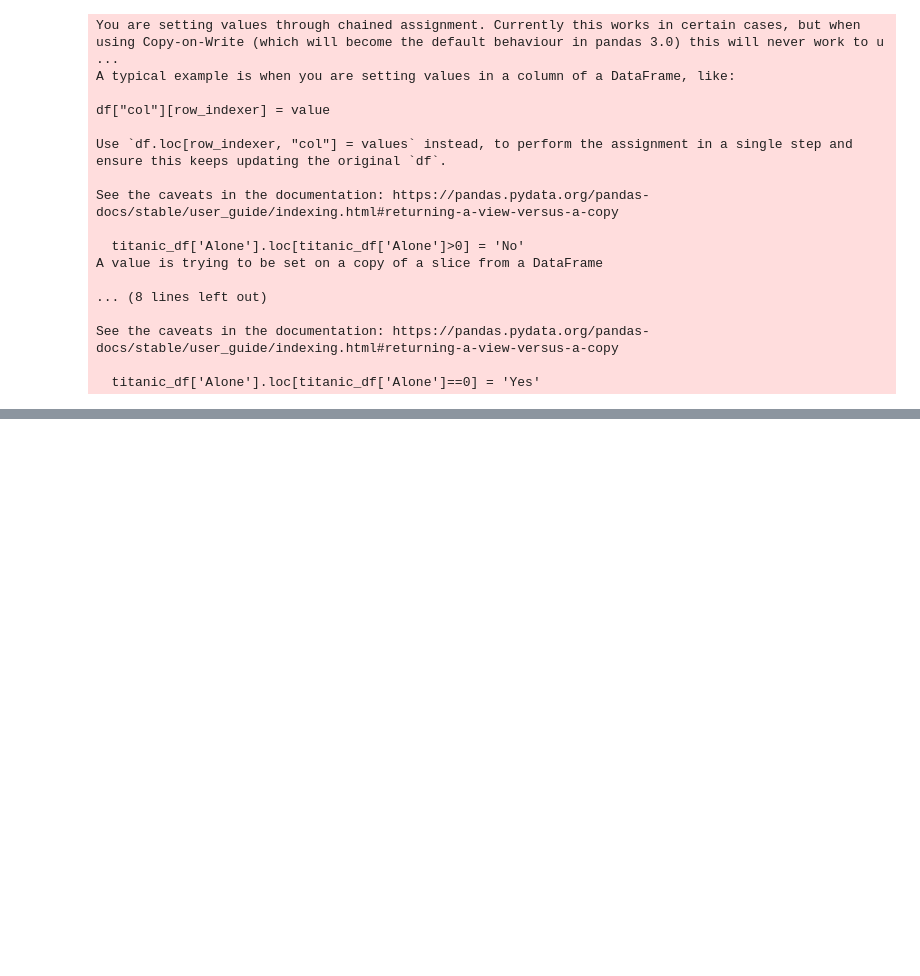
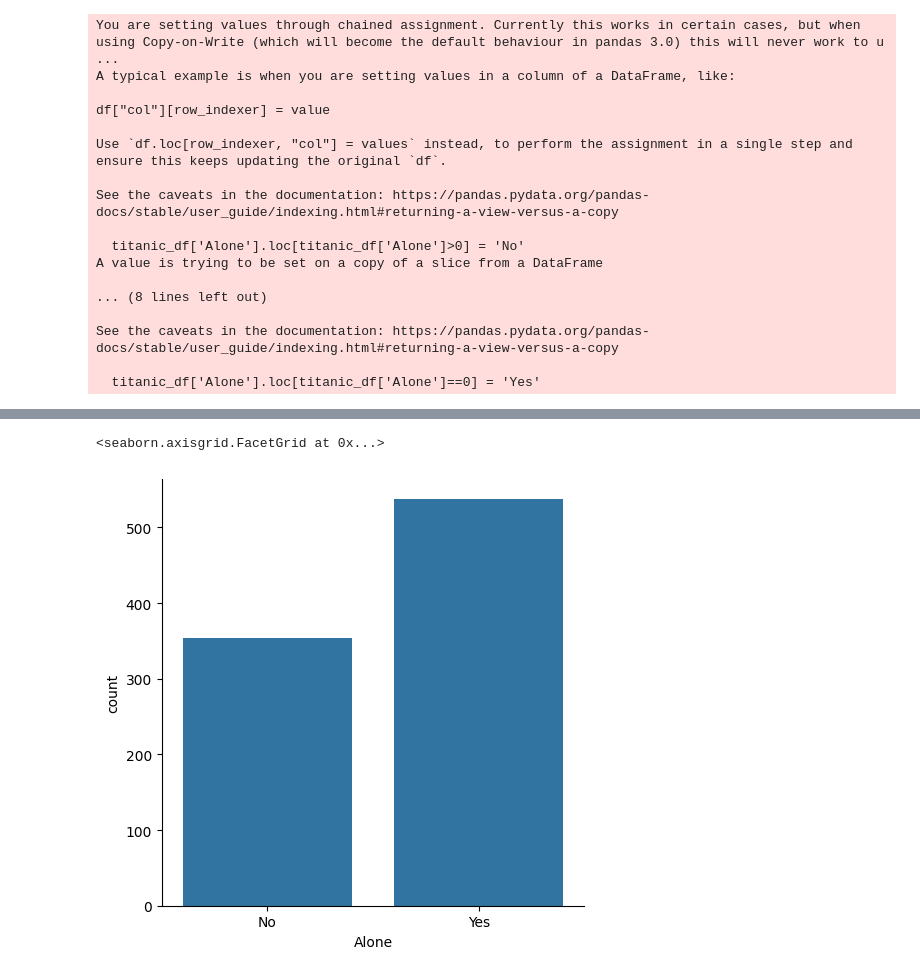
Before and after one commit to TerekliTahaBerk/data-science-portfolio, a Jupyter notebook: Titanic Dataset Exploratory Data Analysis/Titanic_Dataset_Exploratory_Data_Analysis.ipynb, the cells around one changed output, grey strips where cells are left out. Cells and saved outputs as stored; diff of their text form; code cells hidden in the pictures; blank space fills up the shorter version.

```diff
--- a/Titanic Dataset Exploratory Data Analysis/Titanic_Dataset_Exploratory_Data_Analysis.ipynb
+++ b/Titanic Dataset Exploratory Data Analysis/Titanic_Dataset_Exploratory_Data_Analysis.ipynb
@@ -279,3 +345,8 @@ titanic_df.head()
 | 2 | 3 | 1 | 3 | Heikkinen, Miss. Laina | female | 26.0 | 0 | 0 | STON/O2. 3101282 | 7.9250 | ... |
 | 3 | 4 | 1 | 1 | Futrelle, Mrs. Jacques Heath (Lil... | female | 35.0 | 1 | 0 | 113803 | 53.1000 | ... |
 | 4 | 5 | 0 | 3 | Allen, Mr. William Henry | male | 35.0 | 0 | 0 | 373450 | 8.0500 | ... |
+# %%
+sns.catplot(x='Alone',data=titanic_df,kind='count')
+# %% [output]
+<seaborn.axisgrid.FacetGrid at 0x...>
+[figure, added]
```
Also changed, not shown: parts of 33 cells of this notebook.
